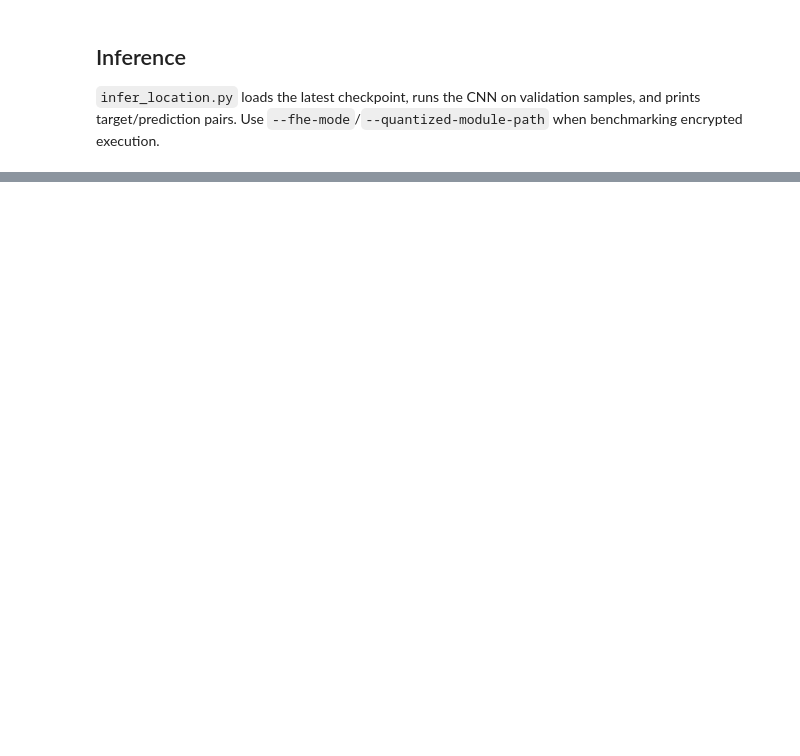
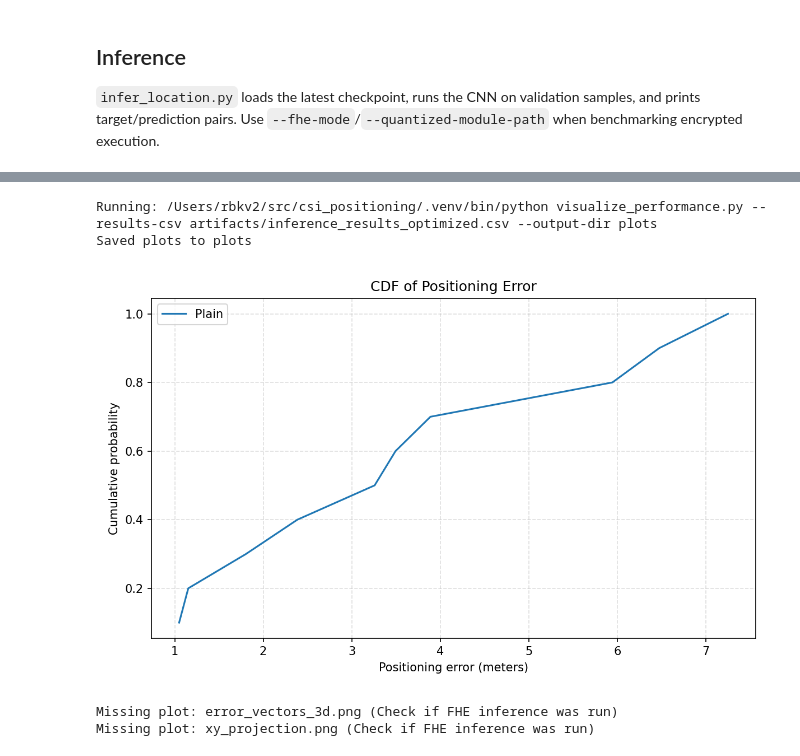
Before and after one commit to coherent-cache/csi_positioning, a Jupyter notebook: notebooks/training_inference_workflow.ipynb, the cells around one changed output, grey strips where cells are left out. Drawn from its saved outputs; the diff is of its cells as text; code cells hidden in the pictures; blank space fills up the shorter version.

```diff
--- a/notebooks/training_inference_workflow.ipynb
+++ b/notebooks/training_inference_workflow.ipynb
@@ -146,0 +324,33 @@ run(infer_cmd, check=True)
+# %%
+import sys
+from pathlib import Path
+from subprocess import run
+from IPython.display import Image, display
+
+# Visualize Inference Performance
+viz_cmd = [
+    sys.executable,
+    "visualize_performance.py",
+    "--results-csv", str(Path(INFERENCE_RESULTS_PATH)),
+    "--output-dir", str(Path(PLOTS_DIR)),
+]
+print("Running:", " ".join(viz_cmd))
+run(viz_cmd, check=True)
+
+# Display Plots
+for image_name in [
+    "error_cdf.png",
+    "error_vectors_3d.png",
+    "xy_projection.png",
+]:
+    image_path = Path(PLOTS_DIR) / image_name
+    if image_path.exists():
+        display(Image(filename=str(image_path)))
+    else:
+        print(f"Missing plot: {image_name} (Check if FHE inference was run)")
+# %% [output]
+Running: /Users/rbkv2/src/csi_positioning/.venv/bin/python visualize_performance.py --results-csv artifacts/inference_results_optimized.csv --output-dir plots
+Saved plots to plots
+[figure, added]
+Missing plot: error_vectors_3d.png (Check if FHE inference was run)
+Missing plot: xy_projection.png (Check if FHE inference was run)
```
Also changed, not shown: parts of 8 cells of this notebook.
